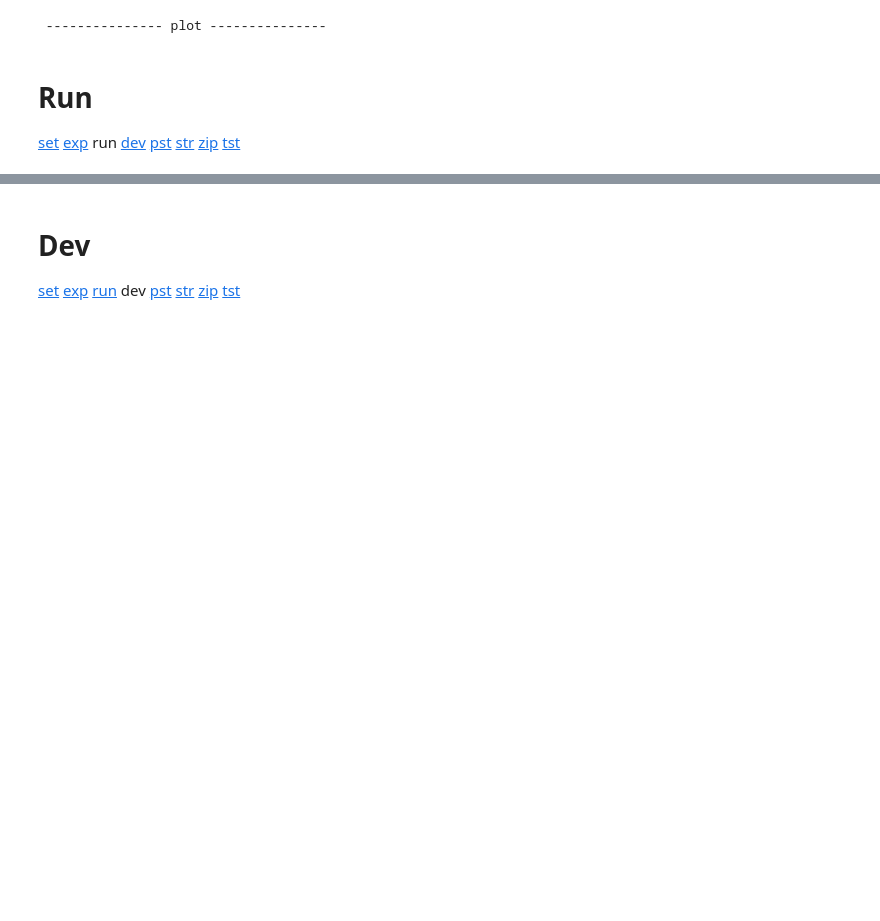
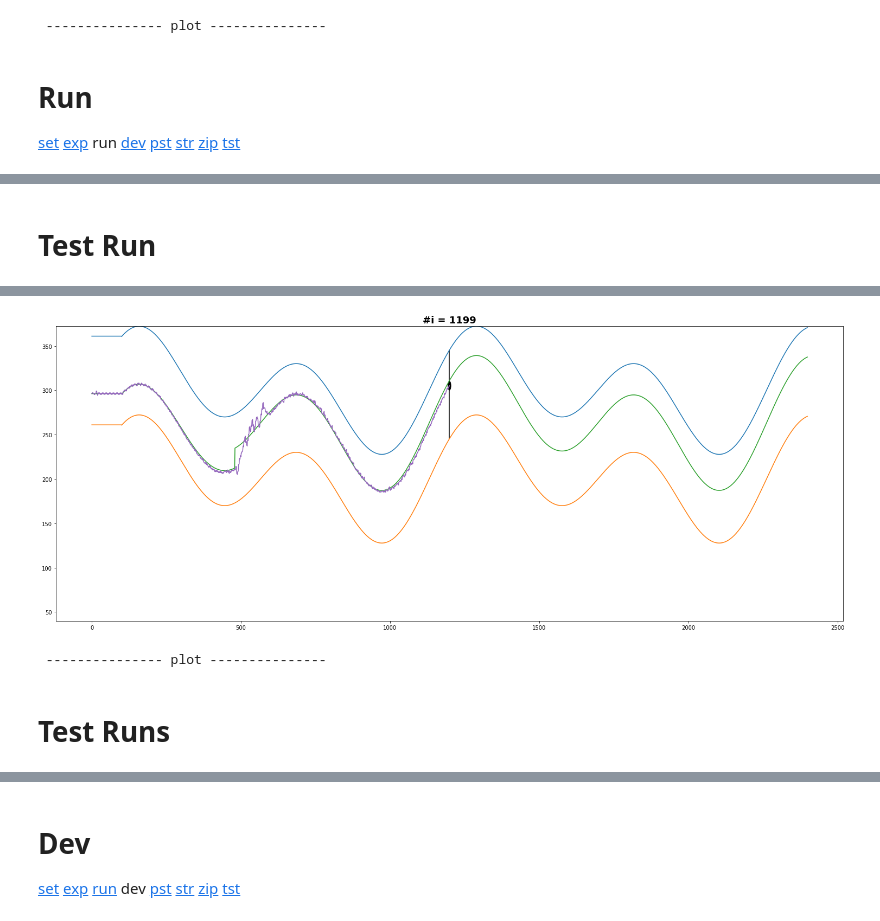
Before and after one commit to JoDeMiro/TMP, a Jupyter notebook: ML_Auto_T_NN3101.ipynb, the cells around one changed output, grey strips where cells are left out. Cells and saved outputs as stored; diff of their text form; code cells hidden in the pictures; blank space fills up the shorter version.

```diff
--- a/ML_Auto_T_NN3101.ipynb
+++ b/ML_Auto_T_NN3101.ipynb
@@ -191 +215,24 @@ auto.plot_history(1)
  --------------- plot ---------------
+# %% [markdown]
+# Test Run
+# %%
+# Concept drift :)
+road    = Road(wide = 100, length = 2400, type = 79, v = 50, shift = 0, strech = 0, noise=0, b=0)
+plotter = Plotter()
+storage = Storage()
+printer = Printer(); printer._ut = False; printer._dc = False; printer._in = False
+
+auto = Car(road, plotter, storage, printer)
+auto.sensor_center_enable = False                 # <------------ kikapcsoltam a középső szenzort
+auto.calculate_distances()
+
+# Set hidden_layer_sizes
+auto.mlp.hidden_layer_sizes = (10, 8)
+auto.mlp.early_stopping = False
+auto.mlp.validation_fraction = 0.0
+auto.mlp.batch_size = 20                         # <-- 200 = 'auto'  --> az adaptivitásra lesz hatással
+
+auto.run(1200, silent = True)
+
+auto.plot_history(1)
+# %% [output]
@@ -191,0 +243,4 @@ auto.plot_history(1)
+[figure, added]
+ --------------- plot ---------------
+# %% [markdown]
+# Test Runs
```
Also changed, not shown: parts of 12 cells of this notebook.
